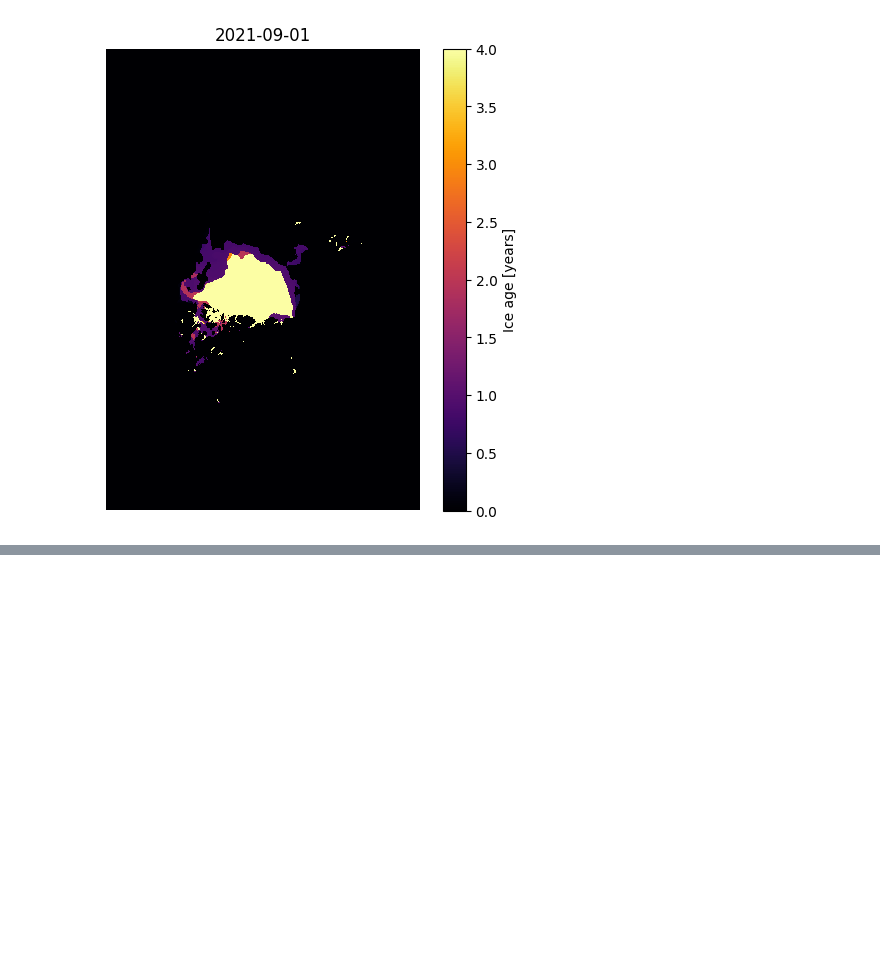
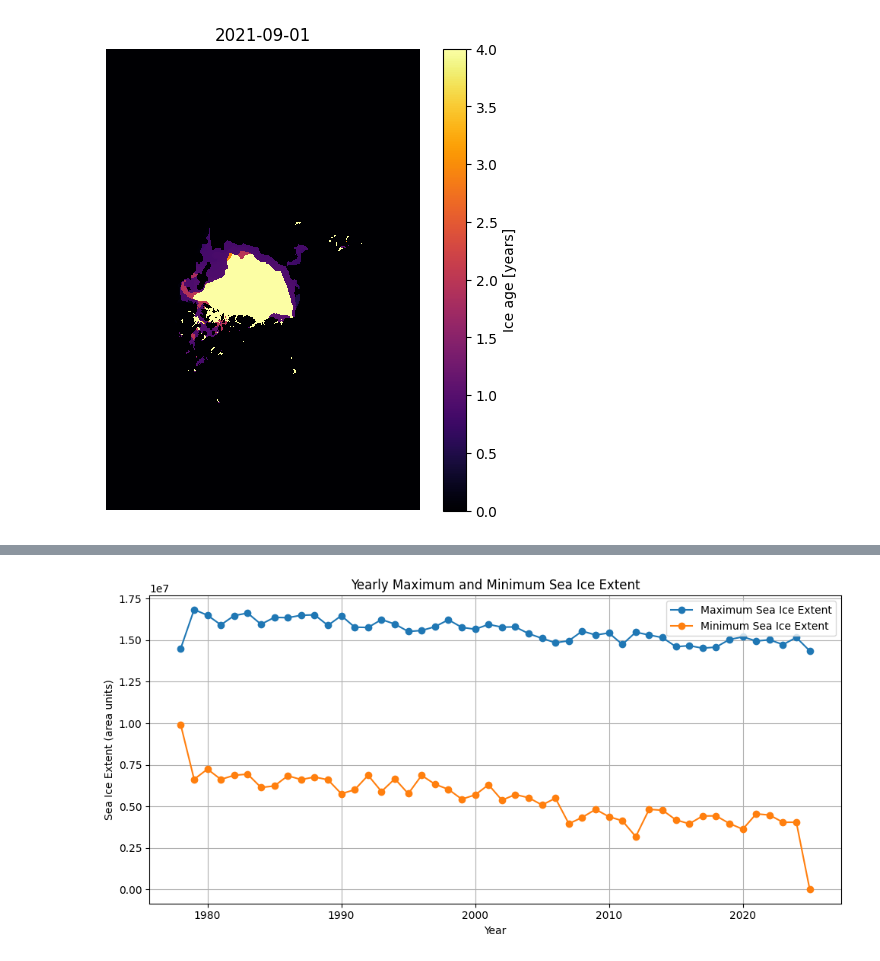
Before and after one commit to nwalser/CS163, a Jupyter notebook: project/main.ipynb, the cells around one changed output, grey strips where cells are left out. Saved outputs shown, nothing was run; the diff lists cells and outputs as text; code cells hidden in the pictures; blank space fills up the shorter version.

```diff
--- a/project/main.ipynb
+++ b/project/main.ipynb
@@ -137,0 +137,30 @@ plt.show()
+# %%
+# day of yearly maximum extent
+
+import numpy as np
+import matplotlib.pyplot as plt
+
+years = dates.astype('datetime64[Y]').astype(int) + 1970  # extract years
+
+unique_years = np.unique(years)
+min_areas = np.zeros(len(unique_years))
+max_areas = np.zeros(len(unique_years))
+
+for i, year in enumerate(unique_years):
+    mask = years == year
+    min_areas[i] = np.min(areas[mask])
+    max_areas[i] = np.max(areas[mask])
+
+plt.figure(figsize=(10,5))
+plt.plot(unique_years, max_areas, label="Maximum Sea Ice Extent", marker="o")
+plt.plot(unique_years, min_areas, label="Minimum Sea Ice Extent", marker="o")
+
+plt.title("Yearly Maximum and Minimum Sea Ice Extent")
+plt.xlabel("Year")
+plt.ylabel("Sea Ice Extent (area units)")
+plt.legend()
+plt.grid(True)
+plt.tight_layout()
+plt.show()
+# %% [output]
+[figure, added]
```
Also changed, not shown: parts of 3 cells of this notebook, 1 other file.
